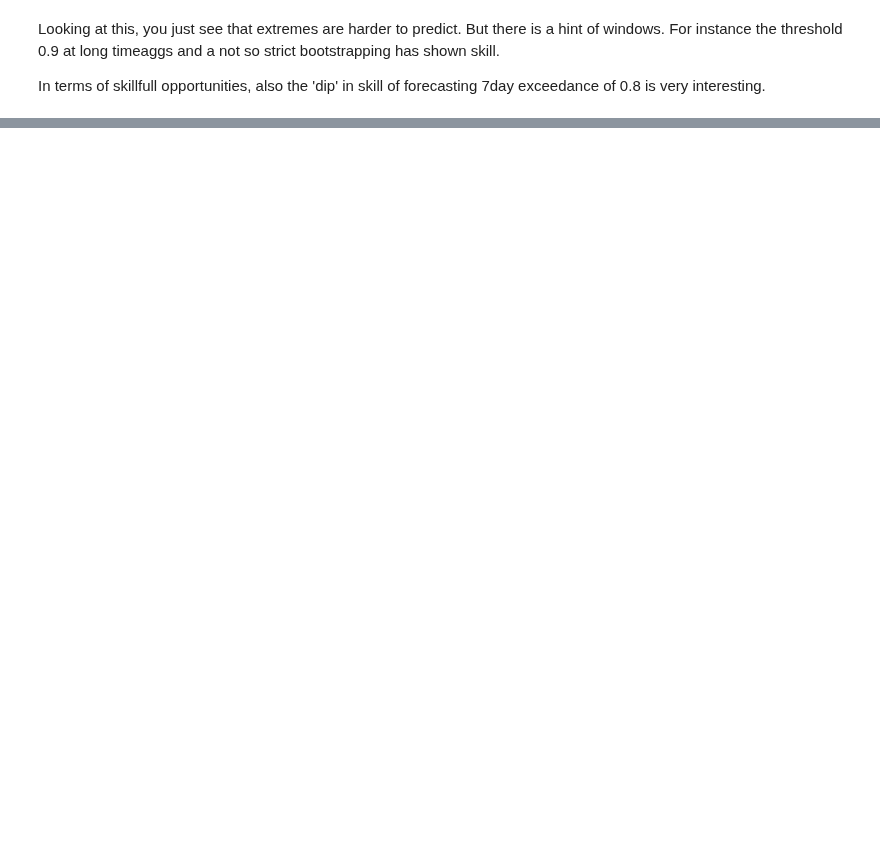
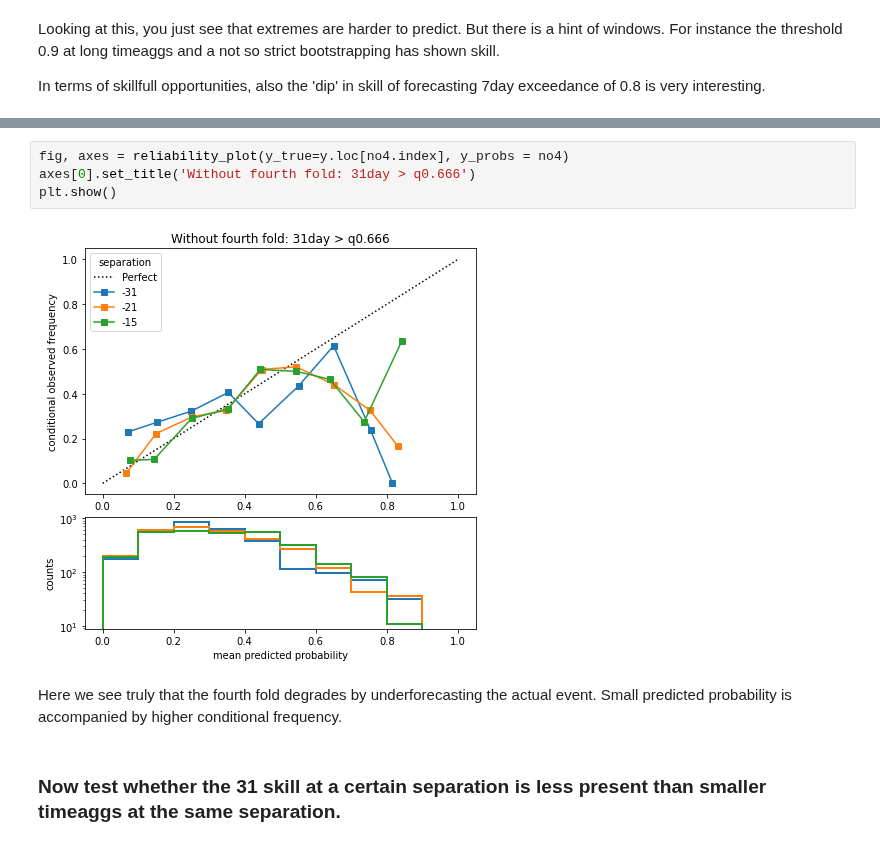
Before and after one commit to chiemvs/Weave, a Jupyter notebook: notebooks/Classifier_skills.ipynb, the cells around one changed output, grey strips where cells are left out. Cells and saved outputs as stored; diff of their text form; blank space fills up the shorter version.

```diff
--- a/notebooks/Classifier_skills.ipynb
+++ b/notebooks/Classifier_skills.ipynb
@@ -195,0 +153,10 @@ plt.show()
+# %%
+fig, axes = reliability_plot(y_true=y.loc[no4.index], y_probs = no4)
+axes[0].set_title('Without fourth fold: 31day > q0.666')
+plt.show()
+# %% [output]
+[figure, added]
+# %% [markdown]
+Here we see truly that the fourth fold degrades by underforecasting the actual event. Small predicted probability is accompanied by higher conditional frequency.
+# %% [markdown]
+### Now test whether the 31 skill at a certain separation is less present than smaller timeaggs at the same separation.
```
Also changed, not shown: parts of 22 cells of this notebook, 6 other files.
